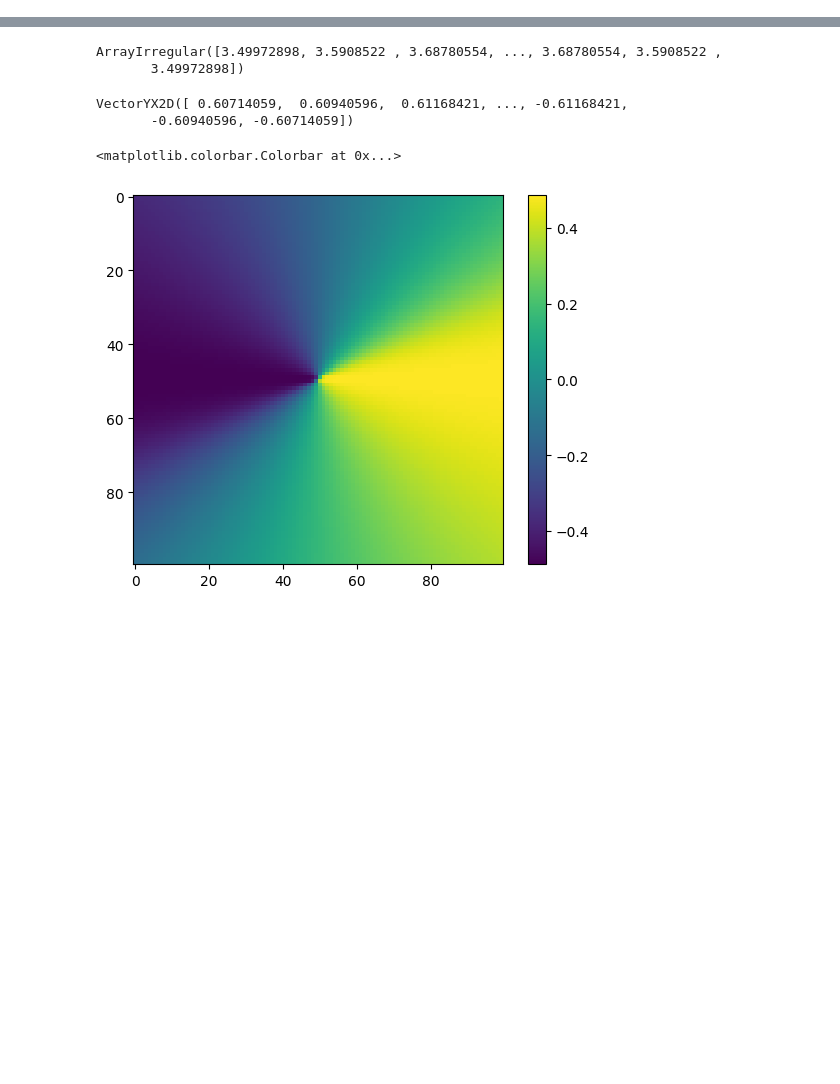
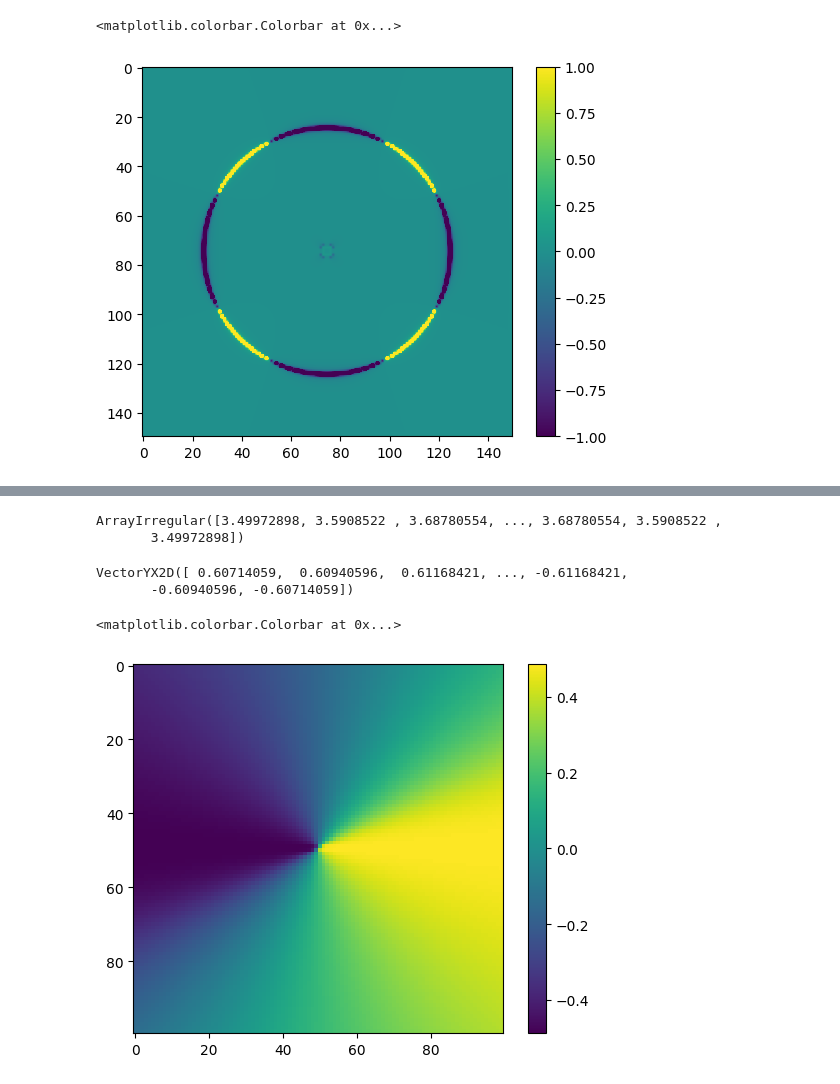
Before and after one commit to Jammy2211/PyAutoGalaxy, a Jupyter notebook: test_dPIE_lenstool.ipynb, the cells around one changed output, grey strips where cells are left out. Cells and saved outputs as stored; diff of their text form; code cells hidden in the pictures; blank space fills up the shorter version.

```diff
--- a/test_dPIE_lenstool.ipynb
+++ b/test_dPIE_lenstool.ipynb
@@ -400,8 +512,14 @@ Grid2D([ 0.99, -0.97])
 # %%
 mass_dpiemd = dPIEMD(
     centre=(0.0,0.0),
-    ell_comps=(0.5,0.5),
+    ell_comps=(0.,0.0),
     ra=0.0,
     rs=10000,
     b0=1.0
 )
+# %%
+plt.imshow(mass_dpiemd.magnification_2d_from(grid=grid).native-mass_dpiemd.analytical_magnification_2d_from(grid=grid).native,vmax=1.0,vmin=-1.0)
+plt.colorbar()
+# %% [output]
+<matplotlib.colorbar.Colorbar at 0x...>
+[figure, added]
```
Also changed, not shown: parts of 12 cells of this notebook.
